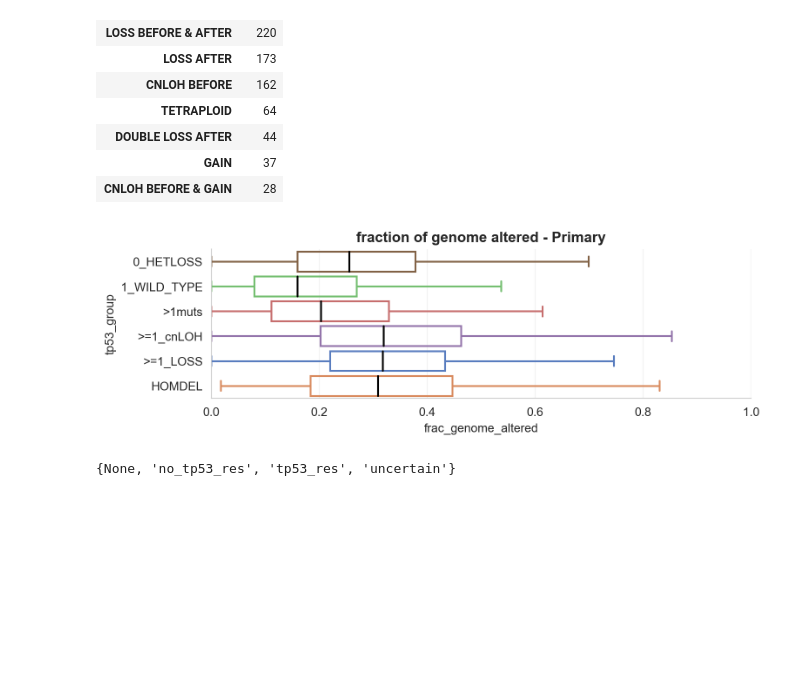
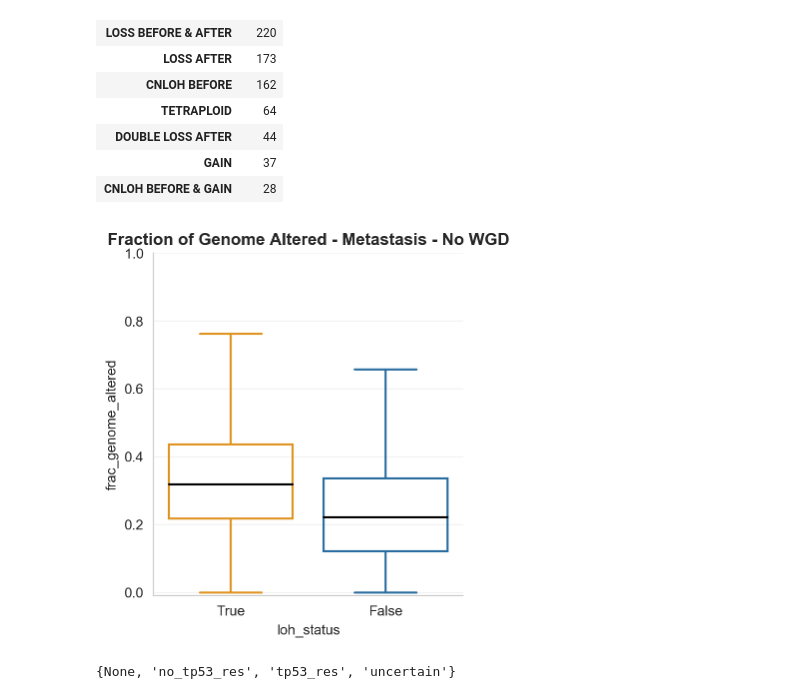
Before and after one commit to emilecohen/mskimpact_tp53_exploration, a Jupyter notebook: analysis/exploratory_analysis/cancer_analysis/interpretation.ipynb, the cells around one changed output. Saved outputs shown, nothing was run; the diff lists cells and outputs as text; code cells hidden in the pictures; blank space fills up the shorter version.

```diff
--- a/analysis/exploratory_analysis/cancer_analysis/interpretation.ipynb
+++ b/analysis/exploratory_analysis/cancer_analysis/interpretation.ipynb
@@ -341,10 +341,10 @@ def boxplot_sampletype(df: pd.DataFrame, metrics: str, figsize= (10,3), title: s
     ax = plt.subplot2grid(shape=(2,1), loc=(0,0), colspan=1)
 
 
-    groupby = get_groupby(df, 'tp53_group', 'count')
+    groupby = get_groupby(df, 'loh_status', 'count')
 
     if tp53_metrics:
-        groupby= get_groupby(df[~df[metrics + '_1'].isna()], 'tp53_group', 'count')
+        groupby= get_groupby(df[~df[metrics + '_1'].isna()], 'loh_status', 'count')
         data_1 =  pd.DataFrame(df[['Tumor_Id', metrics + '_1']])
         data_1.columns = ['Tumor_Id', metrics]
         data_2 = pd.DataFrame(df[['Tumor_Id', metrics + '_2']])
@@ -360,10 +360,10 @@ def boxplot_sampletype(df: pd.DataFrame, metrics: str, figsize= (10,3), title: s
         data_tot = data_tot.append(data_4)
         data_tot = data_tot.append(data_5)
 
-        df = pd.merge(left=data_tot, right=df[['Tumor_Id','tp53_cn_state', 'tp53_tcn', 'tp53_group']],how='left', left_on='Tumor_Id',right_on='Tumor_Id')
+        df = pd.merge(left=data_tot, right=df[['Tumor_Id','tp53_cn_state', 'tp53_tcn', 'loh_status']],how='left', left_on='Tumor_Id',right_on='Tumor_Id')
 
-    if continuous: sns.violinplot(x=metrics, y='tp53_group',data=df,ax=ax, dodge=False,order=group_list, palette=palette).set_title(title, weight='bold', fontsize=title_font)
-    else: sns.boxplot(x=metrics, y='tp53_group',data=df,ax=ax, dodge=False,order=group_list, palette=palette).set_title(title, weight='bold', fontsize=title_font)
+    if continuous: sns.violinplot(x=metrics, y='loh_status',data=df,ax=ax, dodge=False,order=loh_list, palette=palette_loh).set_title(title, weight='bold', fontsize=title_font)
+    else: sns.boxplot(y=metrics, x='loh_status',data=df,ax=ax, dodge=False,order=loh_list, palette=palette_loh).set_title(title, weight='bold', fontsize=title_font)
 
     '''try:
         ax.set_yticklabels(['Primary (' + str(int(groupby.loc['Primary'])) + ')',
@@ -372,16 +372,16 @@ def boxplot_sampletype(df: pd.DataFrame, metrics: str, figsize= (10,3), title: s
     except: pass
     '''
     style(ax)
-    ax.set_xlim(xlim)
+    ax.set_ylim(xlim)
     ax.spines['right'].set_visible(False)
     ax.spines['top'].set_visible(False)
 
     return fig, ax
 # %%
-master_gi = master[master['chr_affected']!='NaN'][master['chr_affected']!='NaN'][master['Sample_Type'] == 'Primary']
-fig, ax = boxplot_sampletype(master_gi, 'frac_genome_altered', figsize= (8,5), title='fraction of genome altered - Primary', title_font=12, xlim=[0,1])
+master_gi = master[master['Sample_Type'] == 'Metastasis']
+fig, ax = boxplot_sampletype(master_gi, 'frac_genome_altered', figsize= (4,10), title='Fraction of Genome Altered - Metastasis - No WGD', title_font=12, xlim=[-0.01,1])
 # %% [output]
-[figure, old version]
+[figure, new version]
 # %%
 set(master_gi.tp53_res_group)
 # %% [output]
```
Also changed, not shown: 39 other files.
